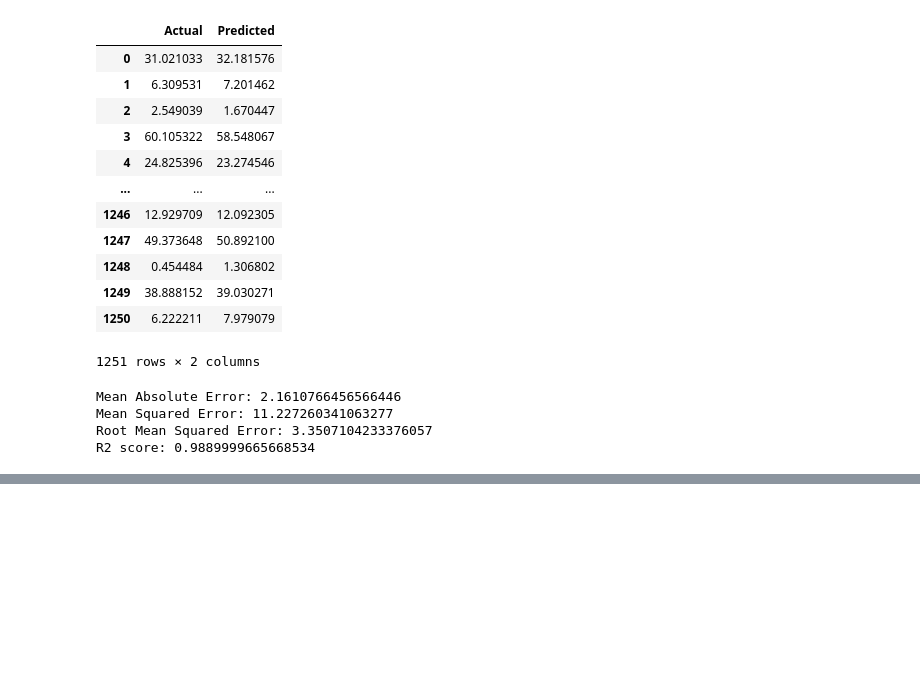
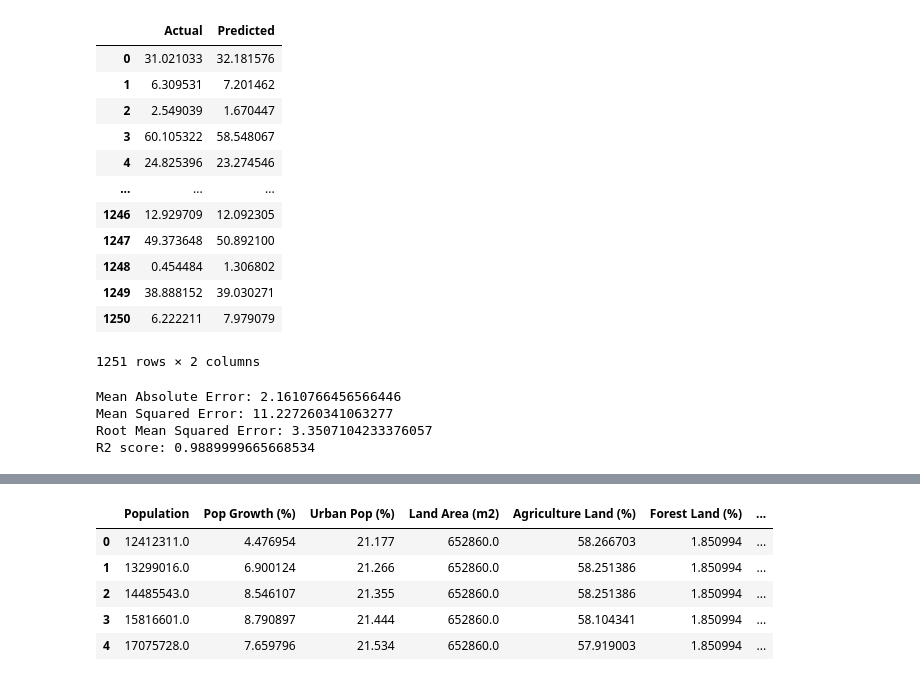
Before and after one commit to mohannashahrad/Borealis_AI_Plant_Tree_Project, a Jupyter notebook: Training/Linear_Regression.ipynb, the cells around one changed output, grey strips where cells are left out. Saved outputs shown, nothing was run; the diff lists cells and outputs as text; code cells hidden in the pictures; blank space fills up the shorter version.

```diff
--- a/Training/Linear_Regression.ipynb
+++ b/Training/Linear_Regression.ipynb
@@ -122,0 +138,12 @@ R2 score: 0.9889999665668534
+# %%
+df_2 = load_DF('https://raw.githubusercontent.com/mohannashahrad/Borealis_AI_Plant_Tree_Project/main/Final_Data/final_data.csv')
+df_2 = df_2.iloc[: , 3:]
+# %%
+df_2.head()
+# %% [output]
+|  | Population | Pop Growth (%) | Urban Pop (%) | Land Area (m2) | Agriculture Land (%) | Forest Land (%) | ... |
+| 0 | 12412311.0 | 4.476954 | 21.177 | 652860.0 | 58.266703 | 1.850994 | ... |
+| 1 | 13299016.0 | 6.900124 | 21.266 | 652860.0 | 58.251386 | 1.850994 | ... |
+| 2 | 14485543.0 | 8.546107 | 21.355 | 652860.0 | 58.251386 | 1.850994 | ... |
+| 3 | 15816601.0 | 8.790897 | 21.444 | 652860.0 | 58.104341 | 1.850994 | ... |
+| 4 | 17075728.0 | 7.659796 | 21.534 | 652860.0 | 57.919003 | 1.850994 | ... |
```
Also changed, not shown: parts of 6 cells of this notebook.
